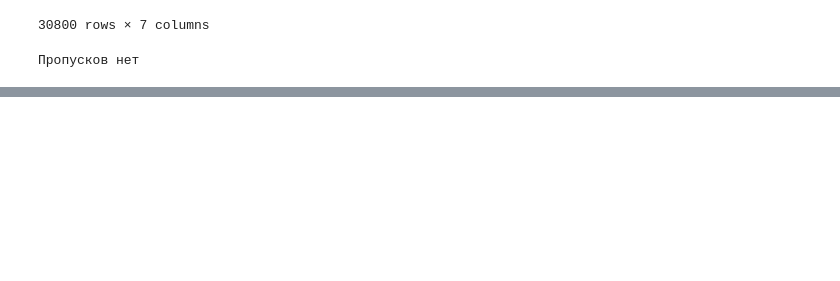
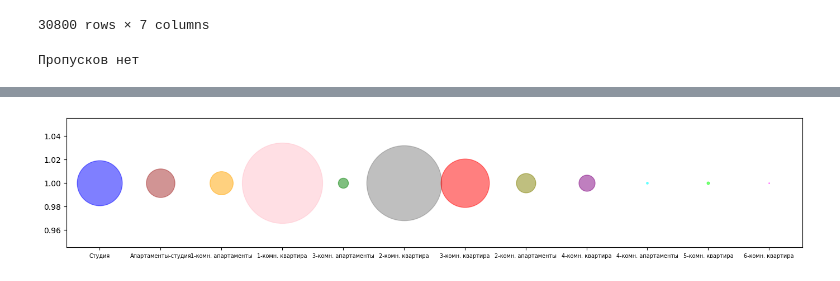
Before and after one commit to Daniil57Ibragimov/Project_Ibragimov-Lebedev, a Jupyter notebook: EDA/Project_EDA-3.ipynb, the cells around one changed output, grey strips where cells are left out. Saved outputs shown, nothing was run; the diff lists cells and outputs as text; code cells hidden in the pictures; blank space fills up the shorter version.

```diff
--- a/EDA/Project_EDA-3.ipynb
+++ b/EDA/Project_EDA-3.ipynb
@@ -125,0 +153,19 @@ else:
+# %%
+f = plt.figure()
+f.set_figwidth(17)
+f.set_figheight(3)
+types=list(df['Тип'].unique())
+
+colors = dict(zip(types,['blue','brown','orange','pink','green','gray','red','olive','purple','cyan', 'lime','magenta']))
+
+sizes = df.groupby('Тип').agg('count')
+sizes = sizes.to_dict()
+sizes = sizes['Площадь, м²']
+
+for i,y in enumerate(types):
+    plt.scatter(i, 1, c=colors[y], alpha=0.5, label=str(y), s=sizes[y])
+
+plt.xticks(ticks=list(range(len(types))) , labels=types, size=7)
+plt.show()
+# %% [output]
+[figure, added]
```
Also changed, not shown: parts of 7 cells of this notebook.
